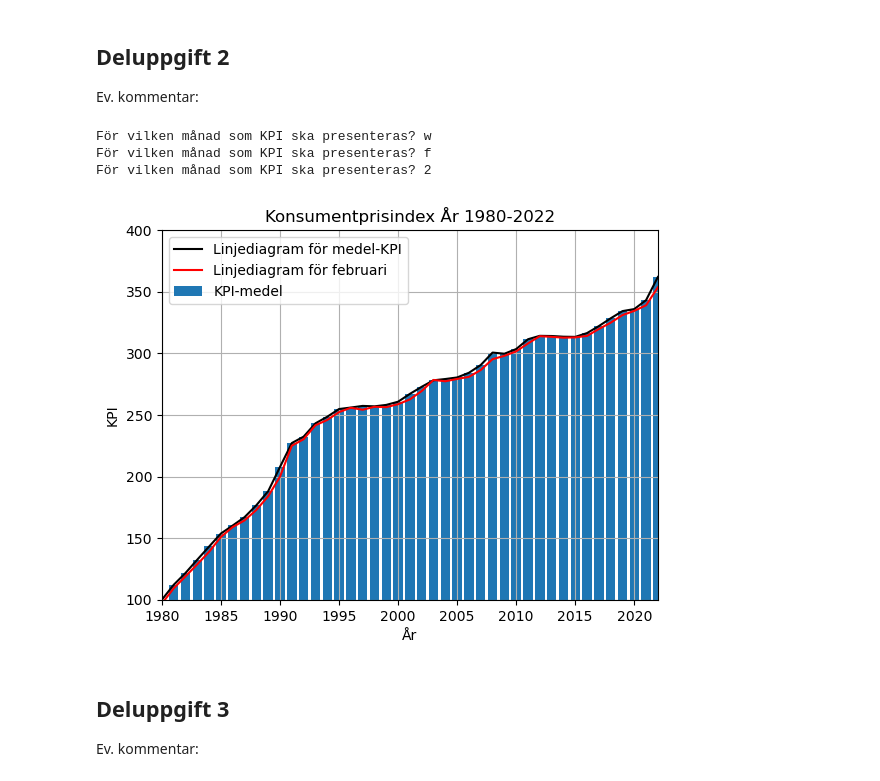
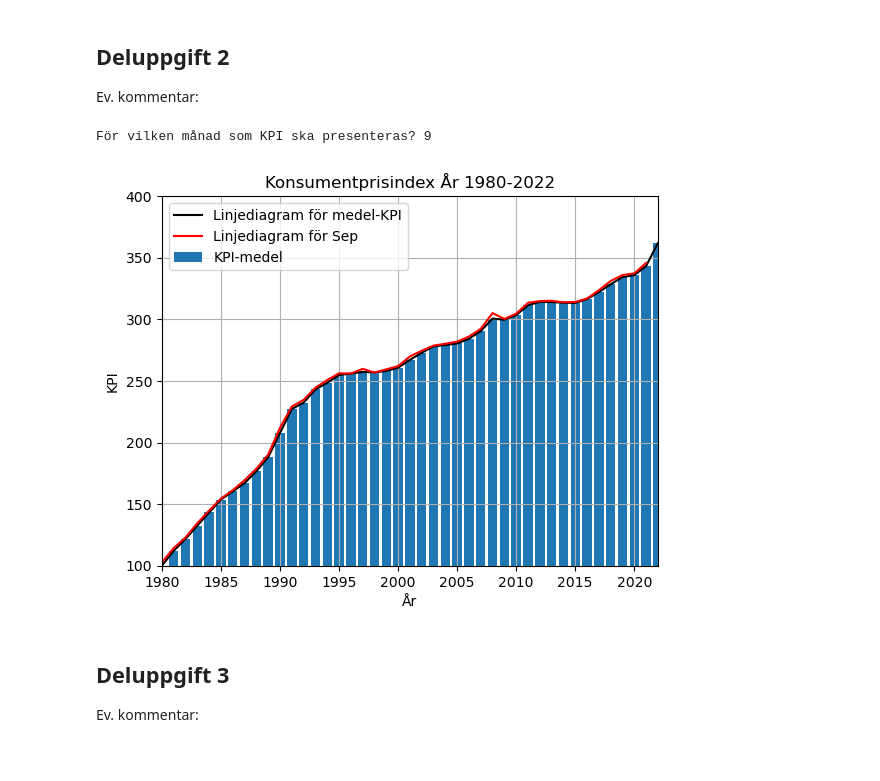
Before and after one commit to LarsCJensen/PythonHB, a Jupyter notebook: Svarsfil_inluppg_1122_A237TG.ipynb, the cells around one changed output. Saved outputs shown, nothing was run; the diff lists cells and outputs as text; code cells hidden in the pictures.

```diff
--- a/Svarsfil_inluppg_1122_A237TG.ipynb
+++ b/Svarsfil_inluppg_1122_A237TG.ipynb
@@ -35,7 +35,7 @@ Ev. kommentar:
 import matplotlib.pyplot as plt
 
 
-def calculate_yearly_means():
+def calculate_yearly_kpi_means():
     yearly_means = []
     for year in kpiData[1:]:
         yearly_means.append(_calculate_mean_for_year(year))
@@ -52,7 +52,7 @@ def _calculate_mean_for_year(year):
 
 
 # Hjälpfunktion för att hämta KPI för en månad
-def get_kpis_for_month(month):
+def _get_kpis_for_month(month):
     values = _get_values_for_month(month)
     # Vi vill ha värden i stigande årtalsordning
     values.reverse()
@@ -64,17 +64,18 @@ def _get_values_for_month(month):
     month_values = []
     # Jag hoppar över första raden eftersom den innehåller rubriker
     for year in kpiData[1:]:
-        # Om användaren har valt en månad som inte har värde skippar vi den.
+        # Om användaren har valt en månad som inte har värde sätter vi den till None.
         if not len(year) - 1 < month:
             month_values.append(float(year[month]))
-
+        else:
+            month_values.append(None)
     return month_values
 
 
 # Hjälpfunktion för att hämta alla år från filen
-def get_years():
+def get_years(list_of_years):
     years = []
-    for year in kpiData[1:]:
+    for year in list_of_years:
         # Året finns i första kolumnen
         years.append(int(year[0]))
     # Jag sorterar listan så att vi får åren i rätt ordning
@@ -82,41 +83,42 @@ def get_years():
     return years
 
 
 # Jag gör en oändlig loop tills användaren matar in ett accepterat värde
 while True:
     month = input("För vilken månad som KPI ska presenteras? ")
     try:
         # Om användaren matat in ett värde som inte kan konverteras till int så
         # slängs ett ValueError och loopen kör vidare.
         month = int(month)
         if month > 12 or month < 0:
             continue
         # Vi har fått ett giltigt månadsnummer
         break
     except ValueError:
         continue
 
-years = get_years()
-yearly_means = calculate_yearly_means()
-monthly_kpis = get_kpis_for_month(month)
+months = ["Januari"]
+years = get_years(kpiData[1:])
+yearly_means = calculate_yearly_kpi_means()
+monthly_kpis = _get_kpis_for_month(month)
 
 plt.plot(years, yearly_means, color="black", label="Linjediagram för medel-KPI")
 plt.bar(years, yearly_means, label="KPI-medel")
-plt.plot(years, monthly_kpis, color="red", label="Linjediagram för februari")
+plt.plot(
+    years, monthly_kpis, color="red", label=f"Linjediagram för {kpiData[0][month]}"
+)
 plt.title("Konsumentprisindex År 1980-2022")
 plt.xlabel("År")
 # Här sätter jag startvärden för x- och y-axeln
 plt.xlim([1980, 2022])
 plt.ylim([100, 400])
 plt.ylabel("KPI")
 plt.grid()
 plt.legend()
 plt.show()
 # %% [output]
-För vilken månad som KPI ska presenteras? w
-För vilken månad som KPI ska presenteras? f
-För vilken månad som KPI ska presenteras? 2
+För vilken månad som KPI ska presenteras? 9
-[figure, old version]
+[figure, new version]
 # %% [markdown]
 ## Deluppgift 3
 Ev. kommentar:
```
Also changed, not shown: parts of 1 cell of this notebook, 1 other file.
